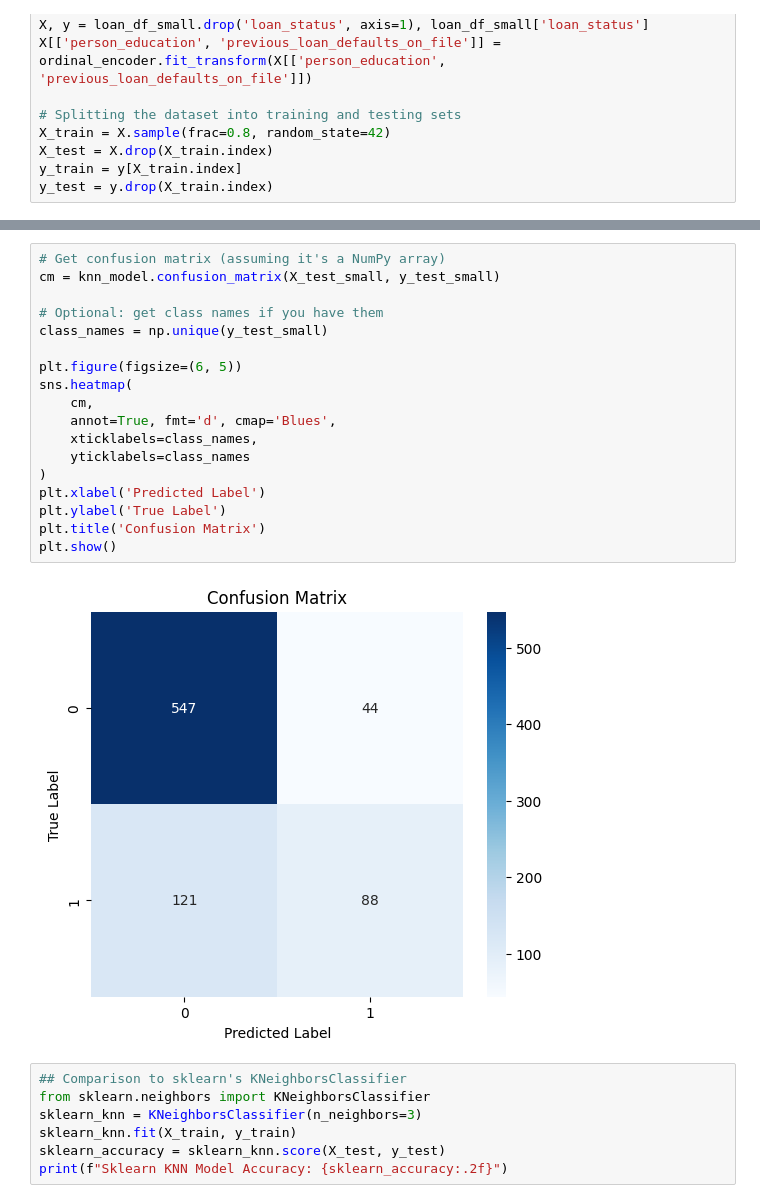
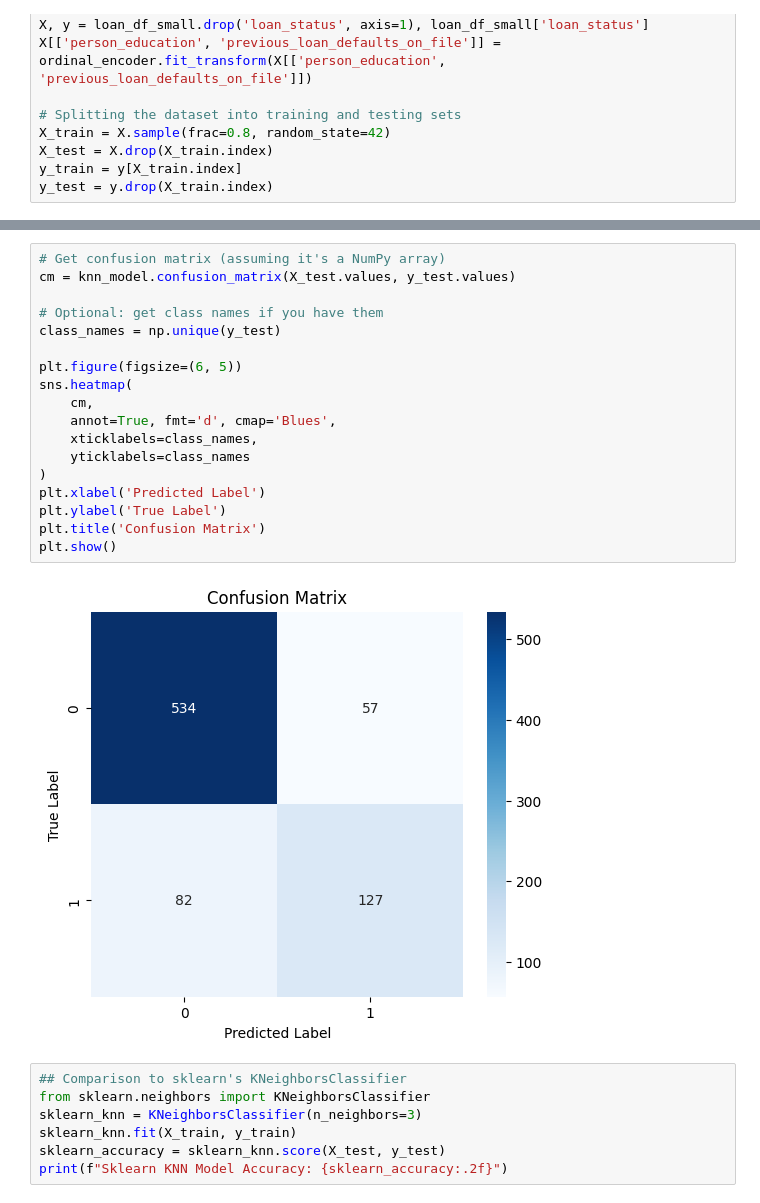
Before and after one commit to rykerdolese/Data-Science-and-Machine-Learning, a Jupyter notebook: Supervised Learning/KNN/knn_from_scratch.ipynb, the cells around one changed output, grey strips where cells are left out. Cells and saved outputs as stored; diff of their text form.

Commit message:
updating repo w new algorithms and tests

```diff
--- a/Supervised Learning/KNN/knn_from_scratch.ipynb
+++ b/Supervised Learning/KNN/knn_from_scratch.ipynb
@@ -262,24 +205,24 @@ print(f"KNN Model Accuracy: {knn_accuracy:.2f}")
 KNN Model Accuracy: 0.83
 # %%
 # Get confusion matrix (assuming it's a NumPy array)
-cm = knn_model.confusion_matrix(X_test_small, y_test_small)
+cm = knn_model.confusion_matrix(X_test.values, y_test.values)
 
 # Optional: get class names if you have them
-class_names = np.unique(y_test_small)
+class_names = np.unique(y_test)
 
 plt.figure(figsize=(6, 5))
 sns.heatmap(
     cm,
     annot=True, fmt='d', cmap='Blues',
     xticklabels=class_names,
     yticklabels=class_names
 )
 plt.xlabel('Predicted Label')
 plt.ylabel('True Label')
 plt.title('Confusion Matrix')
 plt.show()
 # %% [output]
-[figure, old version]
+[figure, new version]
 # %%
 ## Comparison to sklearn's KNeighborsClassifier
 from sklearn.neighbors import KNeighborsClassifier
```
Also changed, not shown: parts of 4 cells of this notebook, 13 other files.
